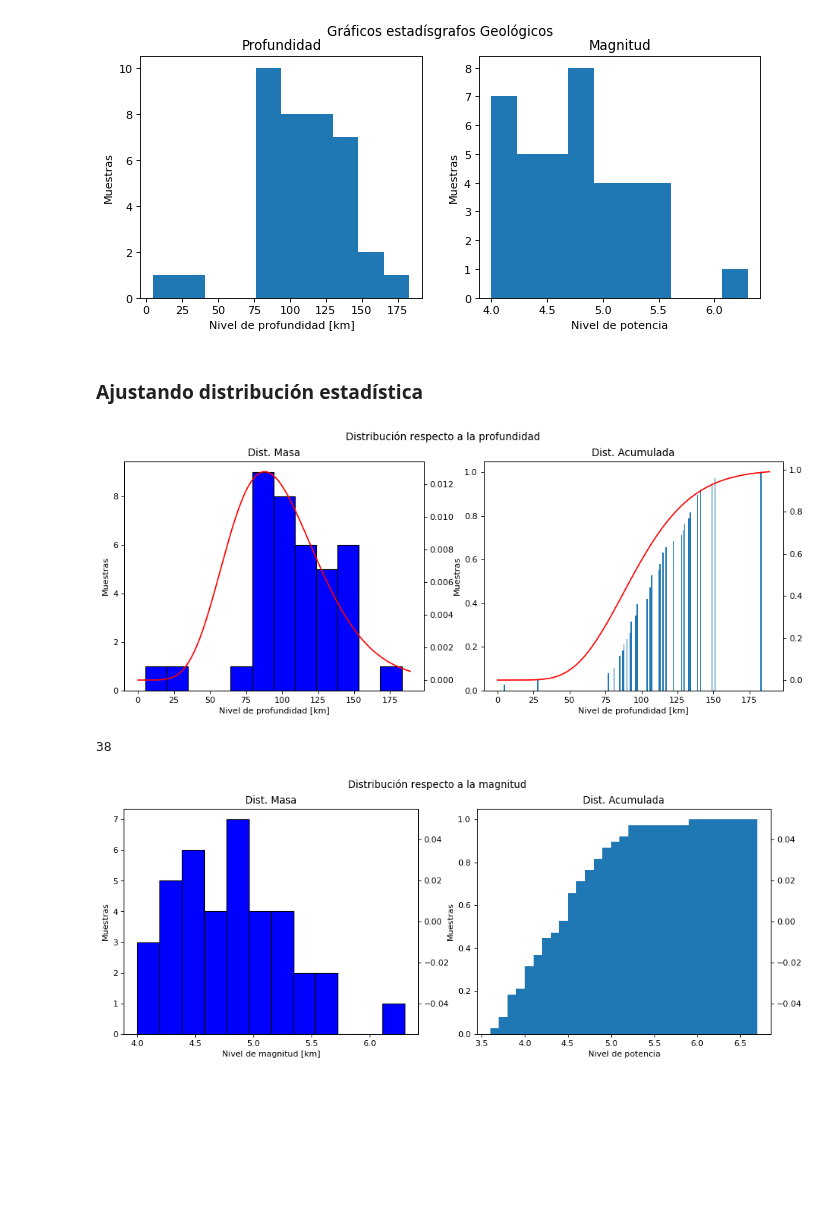
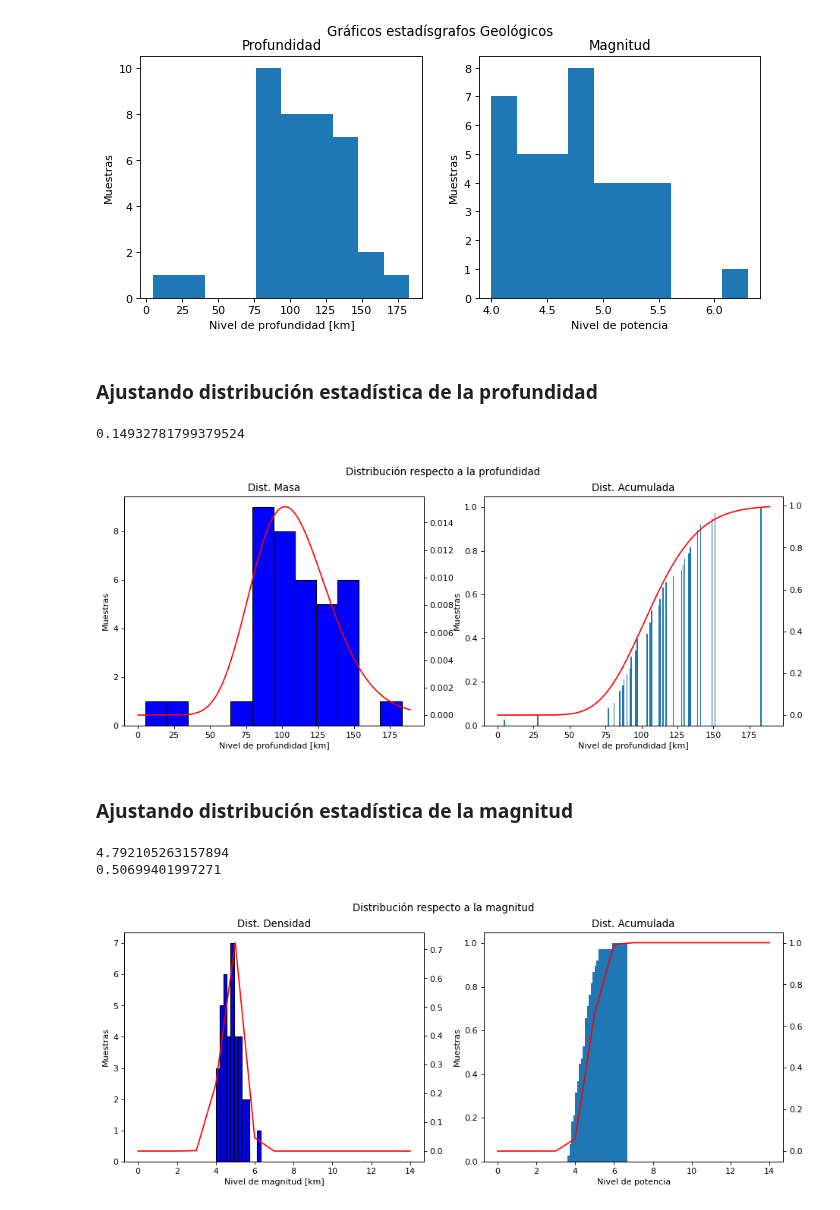
Before and after one commit to estebantejeda/INFO274, a Jupyter notebook: lab3/Laboratorio3.ipynb, the cells around one changed output. Drawn from its saved outputs; the diff is of its cells as text; code cells hidden in the pictures; blank space fills up the shorter version.

```diff
--- a/lab3/Laboratorio3.ipynb
+++ b/lab3/Laboratorio3.ipynb
@@ -328,14 +292,16 @@ plt.draw()
 # %% [output]
 [figure]
 # %% [markdown]
-### Ajustando distribución estadística
+### Ajustando distribución estadística de la profundidad
 # %%
-#asiertos
-n=10
+#aciertos
+n=19
 
 #Cálculo máxima verosimilitud de la negativa distribución binomial para datos discretos
-p0 = n / (sum(data1.Profundidad)/len(data1.Profundidad))
-p1 = n / (sum(data1.Magnitud)/len(data1.Magnitud))
+p0 = n / (n+(sum(data1.Profundidad)/len(data1.Profundidad)))
+print(p0)
+# %% [output]
+0.14932781799379524
 # %%
 binwidth = 4
 fig, ax = plt.subplots(1, 2, figsize=(14, 5), dpi=80)
@@ -368,41 +334,46 @@ ax1.plot(vec,dvec,color='red')
 ax2.plot(vec,pvec,color='red')
 plt.draw()
 # %% [output]
-[figure, old version]
+[figure, new version]
-# %%
-print(len(data1.Magnitud))
-# %% [output]
-38
+# %% [markdown]
+### Ajustando distribución estadística de la magnitud
+# %%
+#Cálculo máxima verosimilitud de la distribución normal para datos continuos
+
+mu1, sigma1 = stats.norm.fit(data1.Magnitud)
+print(mu1)
+print(sigma1)
+# %% [output]
+4.792105263157894
+0.50699401997271
 # %%
 binwidth = 4
 fig, ax = plt.subplots(1, 2, figsize=(14, 5), dpi=80)
 fig.suptitle('Distribución respecto a la magnitud')
 ax[0].hist(data1.Magnitud, color = 'blue', edgecolor = 'black', bins = int(50/binwidth))
-ax[0].set_title("Dist. Masa")
+ax[0].set_title("Dist. Densidad")
 ax[0].set(xlabel='Nivel de magnitud [km]', ylabel='Muestras')
 
 ax1 = ax[0].twinx()
 
-x,cum_negbin = ecdf(data1.Magnitud)
-ax[1].bar(x,cum_negbin)
+x,cum_bin = ecdf(data1.Magnitud)
+ax[1].bar(x,cum_bin)
 ax[1].set_title("Dist. Acumulada")
 ax[1].set(xlabel='Nivel de potencia', ylabel='Muestras')
 ax2 = ax[1].twinx()
 
-largo = int(len(data1.Magnitud)*200)
-
-vec = list(range(largo))
+vec = list(range(15))
 
 dvec1 = []
 for i in vec:
-    dvec1.append(stats.nbinom.pmf(k=i, n=n, p=p1))
+    dvec1.append(stats.norm.pdf(x=i, loc=mu1, scale=sigma1))
 
 pvec1 = []
 for i in vec:
-    pvec1.append(stats.nbinom.cdf(k=i, n=n, p=p1))
+    pvec1.append(stats.norm.cdf(x=i, loc=mu1, scale=sigma1))
 
 ax1.plot(vec,dvec1,color='red')
 ax2.plot(vec,pvec1,color='red')
 plt.draw()
 # %% [output]
-[figure, old version]
+[figure, new version]
```
Also changed, not shown: parts of 16 cells of this notebook.
